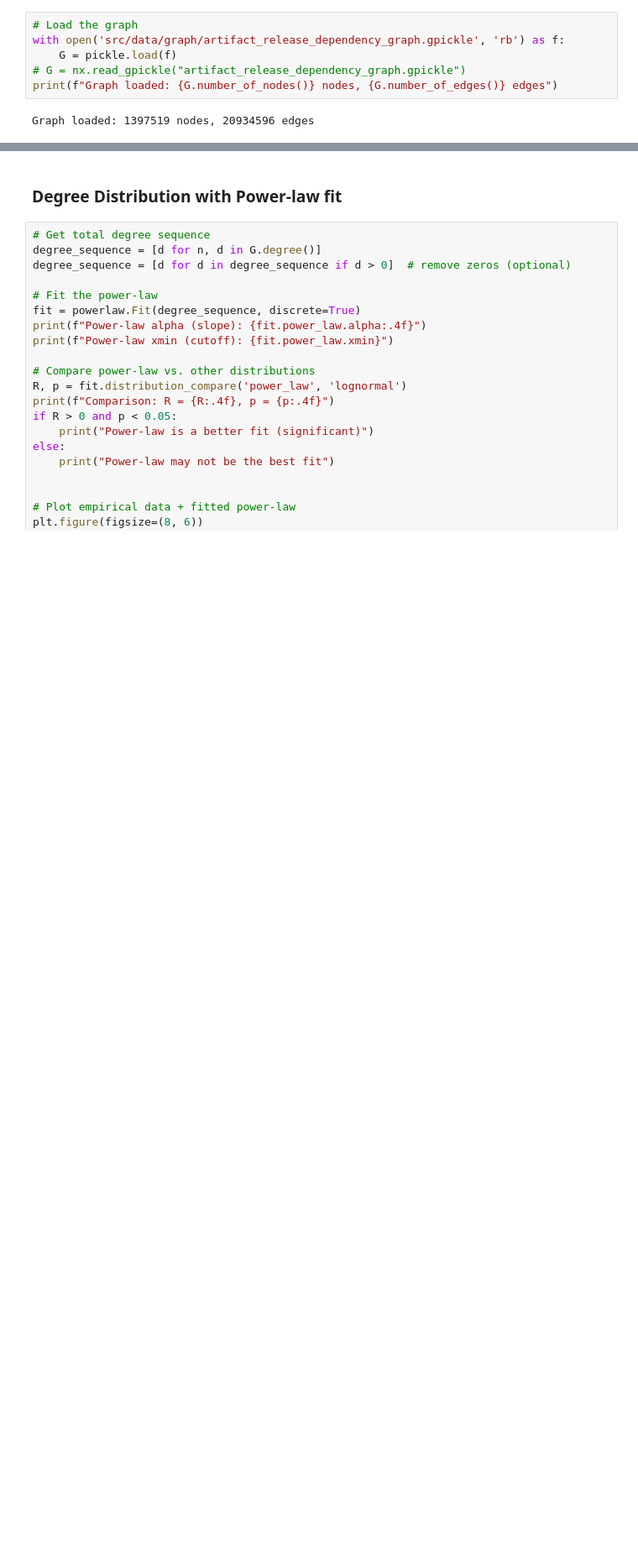
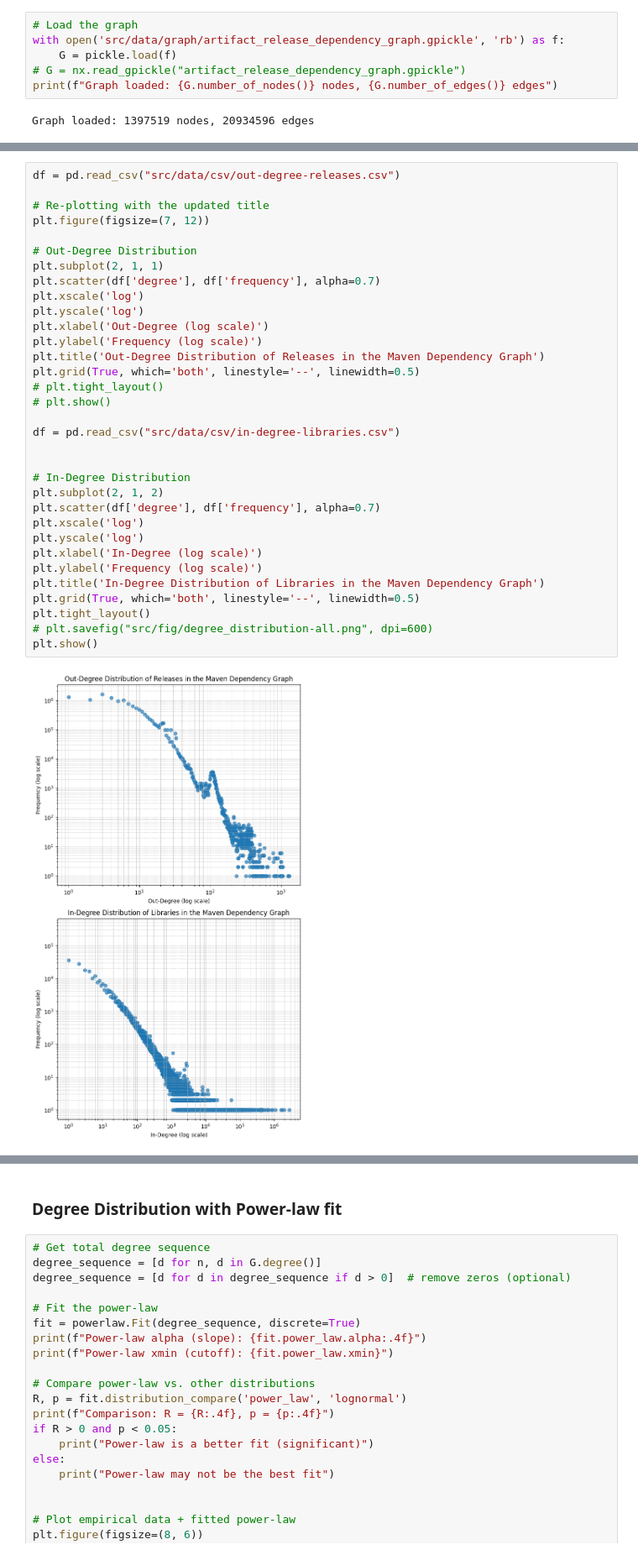
Before and after one commit to danielogen/graphdatamining, a Jupyter notebook: src/demo.ipynb, the cells around one changed output, grey strips where cells are left out. Shown: that part at 84% size. Saved outputs shown, nothing was run; the diff lists cells and outputs as text; blank space fills up the shorter version.

```diff
--- a/src/demo.ipynb
+++ b/src/demo.ipynb
@@ -40,3 +41,38 @@ Graph loaded: 1397519 nodes, 20934596 edges
+# %%
+df = pd.read_csv("src/data/csv/out-degree-releases.csv")
+
+# Re-plotting with the updated title
+plt.figure(figsize=(7, 12))
+
+# Out-Degree Distribution
+plt.subplot(2, 1, 1)
+plt.scatter(df['degree'], df['frequency'], alpha=0.7)
+plt.xscale('log')
+plt.yscale('log')
+plt.xlabel('Out-Degree (log scale)')
+plt.ylabel('Frequency (log scale)')
+plt.title('Out-Degree Distribution of Releases in the Maven Dependency Graph')
+plt.grid(True, which='both', linestyle='--', linewidth=0.5)
+# plt.tight_layout()
+# plt.show()
+
+df = pd.read_csv("src/data/csv/in-degree-libraries.csv")
+
+
+# In-Degree Distribution
+plt.subplot(2, 1, 2)
+plt.scatter(df['degree'], df['frequency'], alpha=0.7)
+plt.xscale('log')
+plt.yscale('log')
+plt.xlabel('In-Degree (log scale)')
+plt.ylabel('Frequency (log scale)')
+plt.title('In-Degree Distribution of Libraries in the Maven Dependency Graph')
+plt.grid(True, which='both', linestyle='--', linewidth=0.5)
+plt.tight_layout()
+# plt.savefig("src/fig/degree_distribution-all.png", dpi=600)
+plt.show()
+# %% [output]
+[figure, added]
 # %%
 
 # Get degree sequences
```
Also changed, not shown: parts of 11 cells of this notebook.
